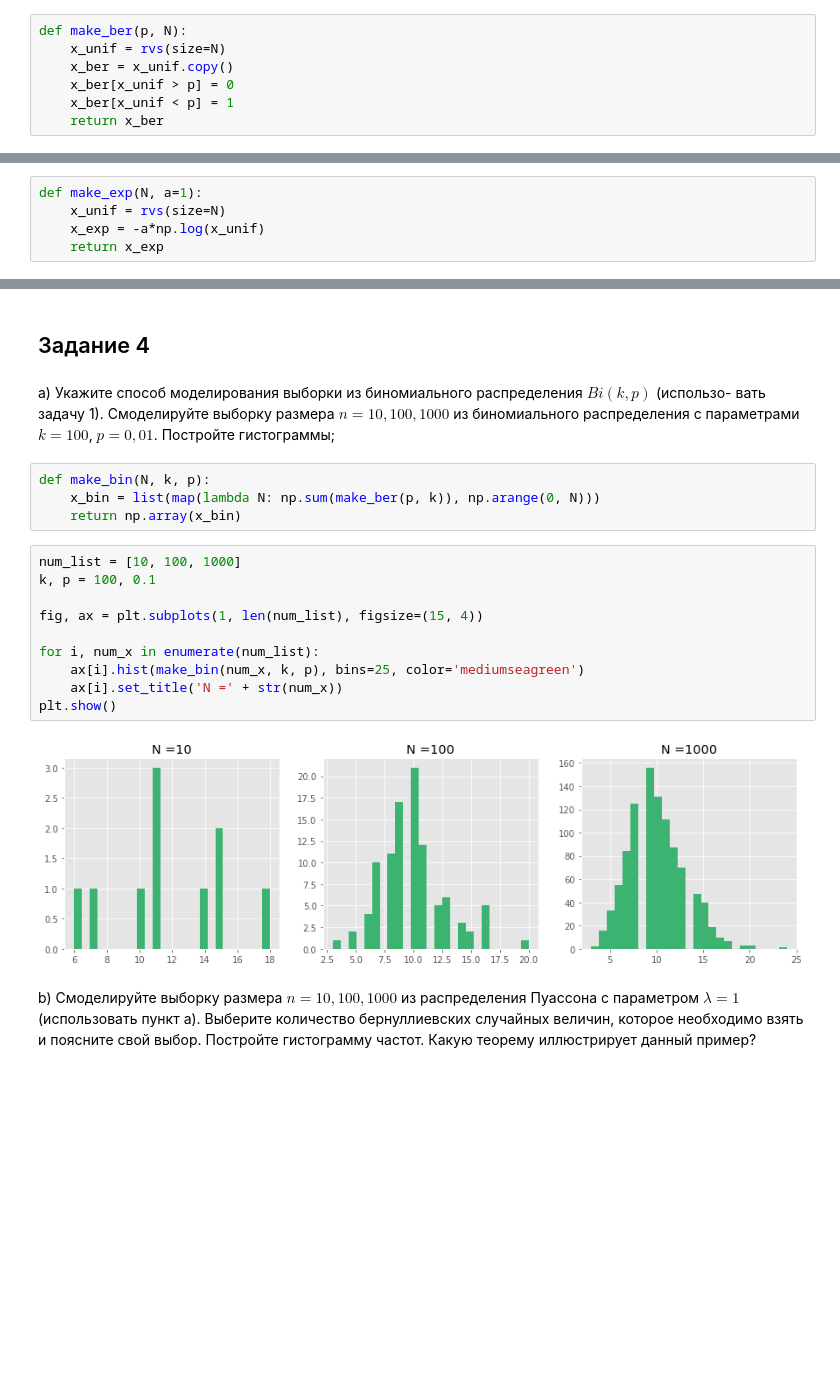
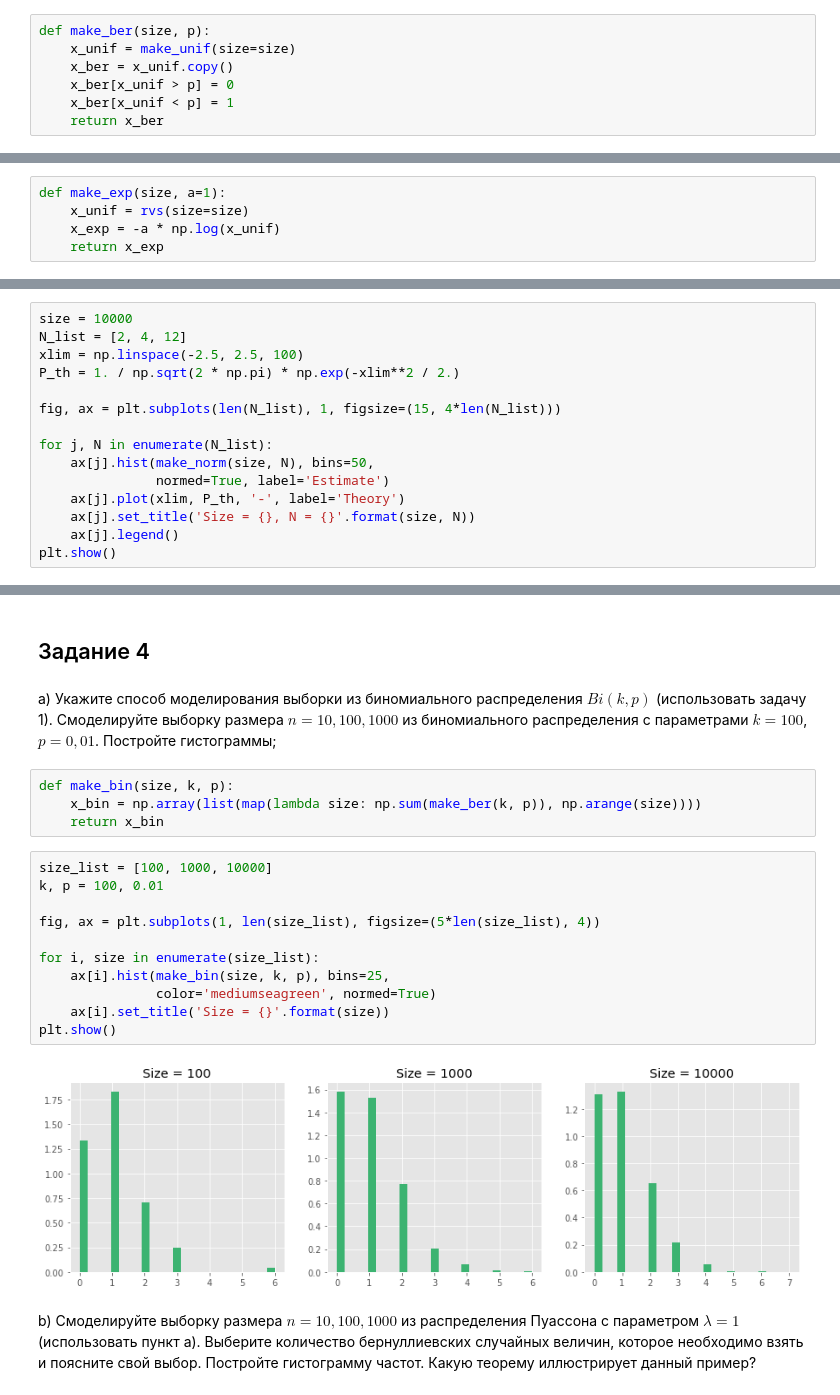
Before and after one commit to Tismoney/math-stat, a Jupyter notebook: home_task_1.ipynb, the cells around one changed output, grey strips where cells are left out. Drawn from its saved outputs; the diff is of its cells as text; blank space fills up the shorter version.

```diff
--- a/home_task_1.ipynb
+++ b/home_task_1.ipynb
@@ -31,8 +39,8 @@ plt.show()
 # %% [markdown]
 а) Предложите способ моделирования последовательности независимых испытаний Бернулли $X_1, X_2, ..., X_n$ таких, что $P(X_n = 1) = 1 − P(X_n = 0) = p$.
 # %%
-def make_ber(p, N):
-    x_unif = rvs(size=N)
+def make_ber(size, p):
+    x_unif = make_unif(size=size)
     x_ber = x_unif.copy()
     x_ber[x_unif > p] = 0
     x_ber[x_unif < p] = 1
@@ -69,9 +77,9 @@ plt.show()
 # %% [markdown]
 a) Предложите способ моделирования независимых случайных величин $X_1, X_2, ..., X_n$, где $$P(X_i \leq t) = 1 − e^{−t/a}, ~ t > 0 ~ (a > 0 - постоянная) ~ i = 1, 2, ..., n.$$
 # %%
-def make_exp(N, a=1):
-    x_unif = rvs(size=N)
-    x_exp = -a*np.log(x_unif)
+def make_exp(size, a=1):
+    x_unif = rvs(size=size)
+    x_exp = -a * np.log(x_unif)
     return x_exp
 # %% [markdown]
 b) Смоделируйте независимые показательно распределенные величины $X_1, X_2, ..., X_n$, с $a = 1$, $n = 100$. Постройте график эмпирической функции распределения и на том же графике построте истинную функцию распределения. Постройте гистограмму и на том же графике постройте истинную
@@ -158,0 +200,15 @@ $σ^2$. Вычислите третий и четвертый выборочны
+# %%
+size = 10000
+N_list = [2, 4, 12]
+xlim = np.linspace(-2.5, 2.5, 100)
+P_th = 1. / np.sqrt(2 * np.pi) * np.exp(-xlim**2 / 2.)
+
+fig, ax = plt.subplots(len(N_list), 1, figsize=(15, 4*len(N_list)))
+
+for j, N in enumerate(N_list):
+    ax[j].hist(make_norm(size, N), bins=50,
+               normed=True, label='Estimate')
+    ax[j].plot(xlim, P_th, '-', label='Theory')
+    ax[j].set_title('Size = {}, N = {}'.format(size, N))
+    ax[j].legend()
+plt.show()
@@ -159,25 +217,24 @@ $σ^2$. Вычислите третий и четвертый выборочны
 # %% [markdown]
 ## Задание 4
 # %% [markdown]
-a) Укажите способ моделирования выборки из биномиального распределения $Bi(k, p)$ (использо-
-вать задачу 1). Смоделируйте выборку размера $n = 10, 100, 1000$ из биномиального распределения
-с параметрами $k = 100$, $p = 0, 01$. Постройте гистограммы;
+a) Укажите способ моделирования выборки из биномиального распределения $Bi(k, p)$ (использовать задачу 1). Смоделируйте выборку размера $n = 10, 100, 1000$ из биномиального распределения с параметрами $k = 100$, $p = 0, 01$. Постройте гистограммы;
 # %%
-def make_bin(N, k, p):
-    x_bin = list(map(lambda N: np.sum(make_ber(p, k)), np.arange(0, N)))
-    return np.array(x_bin)
+def make_bin(size, k, p):
+    x_bin = np.array(list(map(lambda size: np.sum(make_ber(k, p)), np.arange(size))))
+    return x_bin
 # %%
-num_list = [10, 100, 1000]
-k, p = 100, 0.1
+size_list = [100, 1000, 10000]
+k, p = 100, 0.01
 
-fig, ax = plt.subplots(1, len(num_list), figsize=(15, 4))
+fig, ax = plt.subplots(1, len(size_list), figsize=(5*len(size_list), 4))
 
-for i, num_x in enumerate(num_list):
-    ax[i].hist(make_bin(num_x, k, p), bins=25, color='mediumseagreen')
-    ax[i].set_title('N =' + str(num_x))
+for i, size in enumerate(size_list):
+    ax[i].hist(make_bin(size, k, p), bins=25,
+               color='mediumseagreen', normed=True)
+    ax[i].set_title('Size = {}'.format(size))
 plt.show()
 # %% [output]
-[figure, old version]
+[figure, new version]
 # %% [markdown]
 b) Смоделируйте выборку размера $n = 10, 100, 1000$ из распределения Пуассона с параметром $λ = 1$ (использовать пункт a). Выберите количество бернуллиевских случайных величин, которое необходимо взять и поясните свой выбор. Постройте гистограмму частот. Какую теорему иллюстрирует
 данный пример?
```
Also changed, not shown: parts of 23 cells of this notebook.
